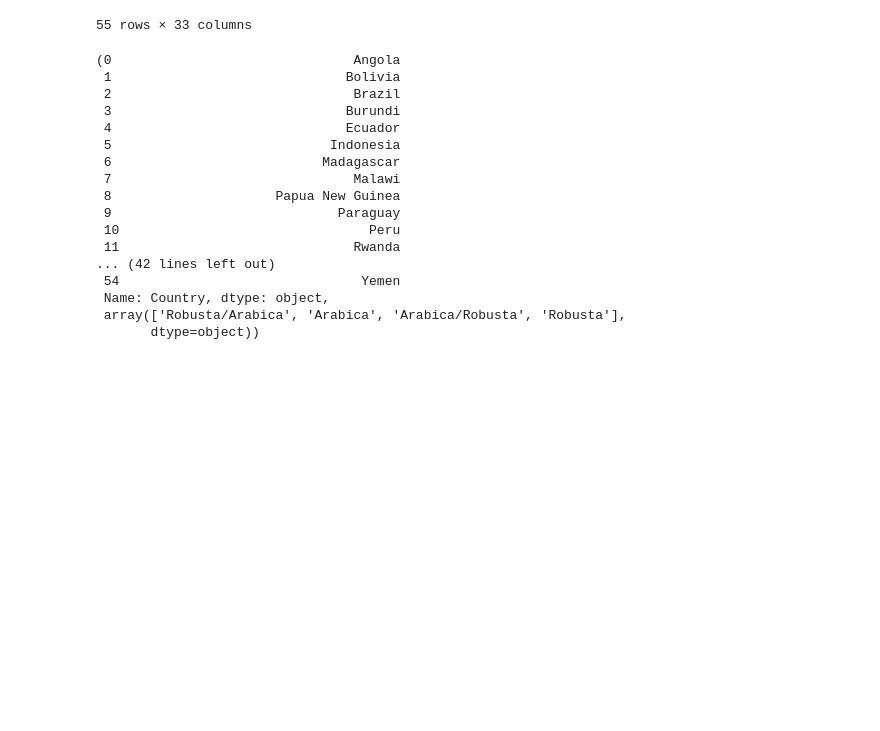
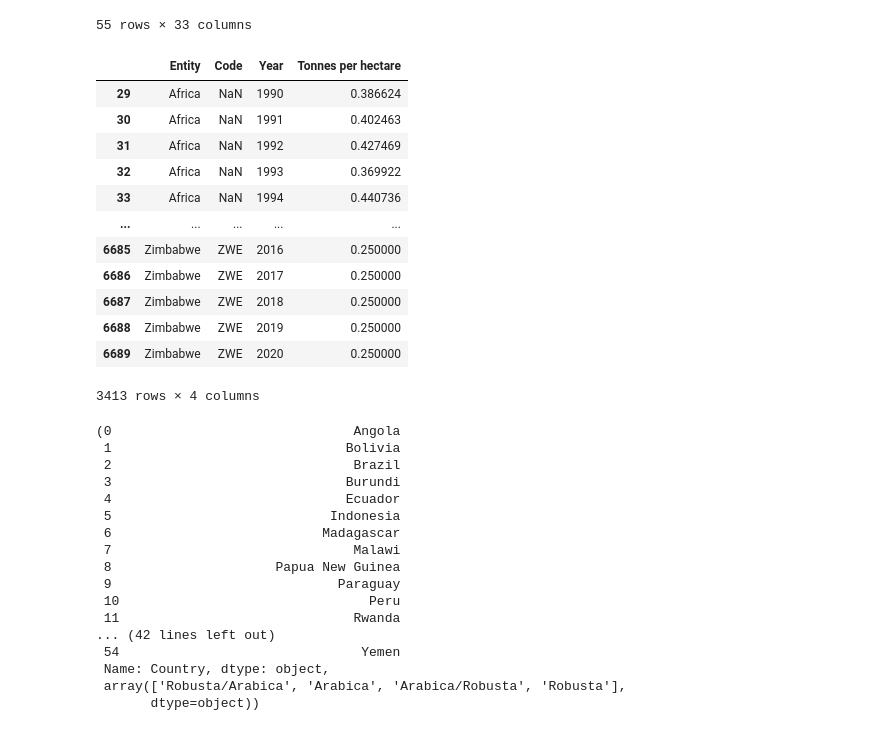
Before and after one commit to jakub-krecisz/coffee-data-visualization, a Jupyter notebook: jupyter-notebooks/production.ipynb, the cells around one changed output. Cells and saved outputs as stored; diff of their text form; code cells hidden in the pictures; blank space fills up the shorter version.

Commit message:
Added new csv for coffe yields efficiency and added map visualisation chart

```diff
--- a/jupyter-notebooks/production.ipynb
+++ b/jupyter-notebooks/production.ipynb
@@ -30,6 +29,27 @@ production
 | 53 | Vietnam | Robusta/Arabica | 7.860000e+07 | 8.628000e+07 | 1.404000e+08 | 1.812000e+08 | 2.179200e+08 | 2.382000e+08 | 3.451200e+08 | 4.187400e+08 | ... | ... |
 | 54 | Yemen | Arabica | 0.000000e+00 | 0.000000e+00 | 0.000000e+00 | 0.000000e+00 | 0.000000e+00 | 0.000000e+00 | 0.000000e+00 | 0.000000e+00 | ... | ... |
 55 rows × 33 columns
+# %%
+# Pobieramy cały dataset z coffee yields czyli wydajność ziaren kawy mierzona w tonach na hektar
+coffee_yields = pd.read_csv('../coffee-dataset/Coffee-yields.csv')
+# My zajmujemy się latami 1990-2020 więc filtruję żeby tylko takie tu się znajdowały
+coffee_yields = coffee_yields[(coffee_yields['Year'] > 1989) & (coffee_yields['Year'] < 2021)]
+coffee_yields.rename(columns={coffee_yields.columns[3]: 'Tonnes per hectare'}, inplace=True)
+coffee_yields
+# %% [output]
+|  | Entity | Code | Year | Tonnes per hectare |
+| 29 | Africa | NaN | 1990 | 0.386624 |
+| 30 | Africa | NaN | 1991 | 0.402463 |
+| 31 | Africa | NaN | 1992 | 0.427469 |
+| 32 | Africa | NaN | 1993 | 0.369922 |
+| 33 | Africa | NaN | 1994 | 0.440736 |
+| ... | ... | ... | ... | ... |
+| 6685 | Zimbabwe | ZWE | 2016 | 0.250000 |
+| 6686 | Zimbabwe | ZWE | 2017 | 0.250000 |
+| 6687 | Zimbabwe | ZWE | 2018 | 0.250000 |
+| 6688 | Zimbabwe | ZWE | 2019 | 0.250000 |
+| 6689 | Zimbabwe | ZWE | 2020 | 0.250000 |
+3413 rows × 4 columns
 # %%
 # lista krajów i typów kaw dla których robimy wizualizację danych
 countries = production['Country']
```
Also changed, not shown: parts of 10 cells of this notebook, 1 other file.
